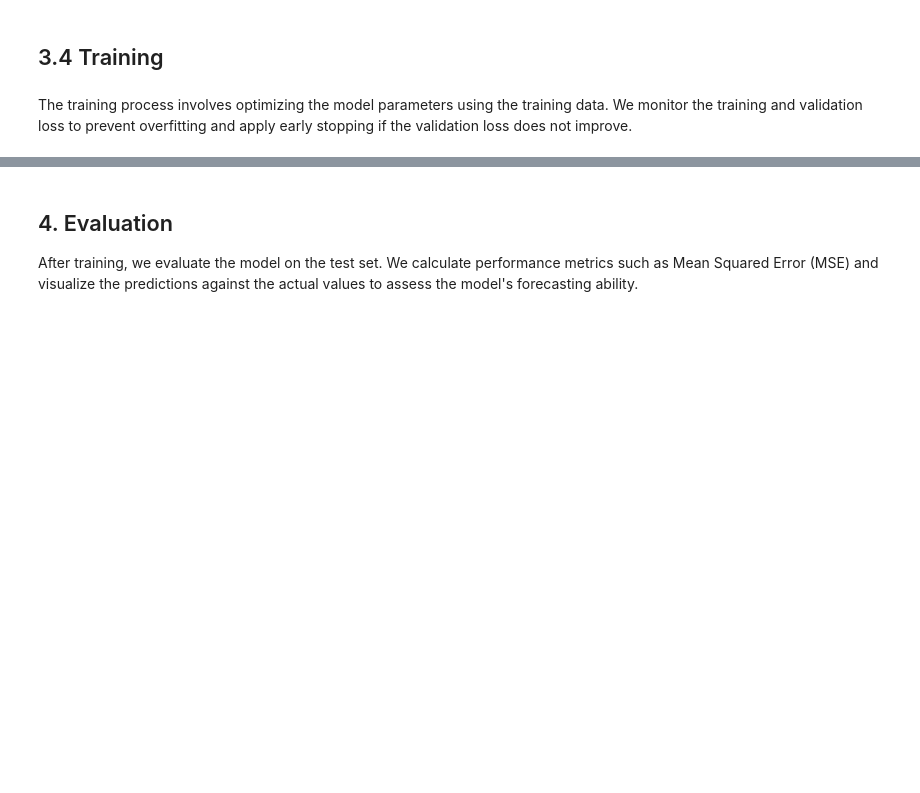
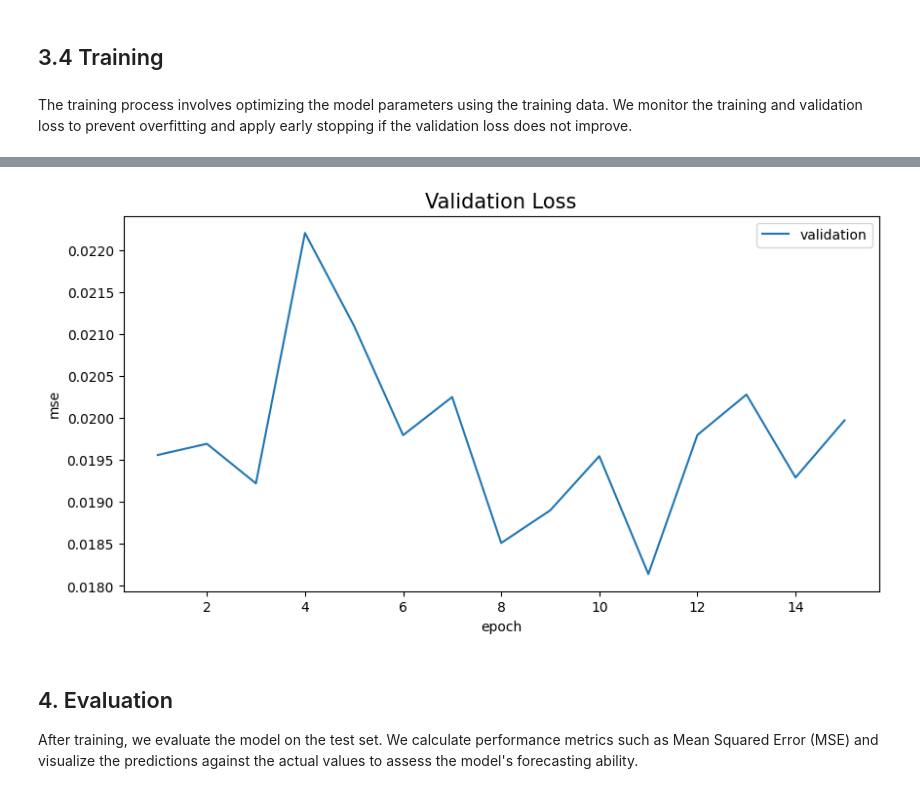
Before and after one commit to LeikeBaus/energy_forecast_transformer, a Jupyter notebook: energy_forecast_transformer.ipynb, the cells around one changed output, grey strips where cells are left out. Drawn from its saved outputs; the diff is of its cells as text; code cells hidden in the pictures; blank space fills up the shorter version.

```diff
--- a/energy_forecast_transformer.ipynb
+++ b/energy_forecast_transformer.ipynb
@@ -320,12 +417,14 @@ plt.show()
 # %%
 
 plt.figure(figsize=(10, 5))
 plt.plot(range(1, len(val_loss_history) + 1), val_loss_history, label="validation")
 plt.title("Validation Loss", fontsize=15)
 plt.legend(loc="upper right")
 plt.xlabel("epoch")
-plt.ylabel("nll")
+plt.ylabel("mse")
 plt.show()
+# %% [output]
+[figure, added]
 # %% [markdown]
 ## 4. Evaluation
 
```
Also changed, not shown: parts of 19 cells of this notebook.
